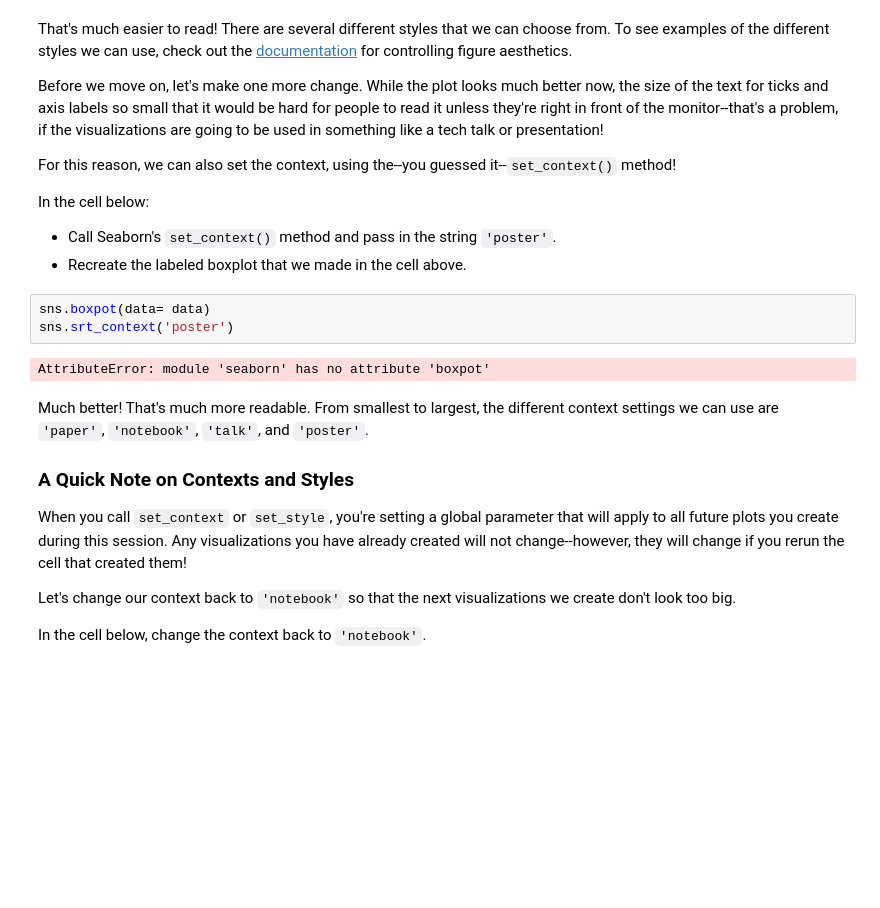
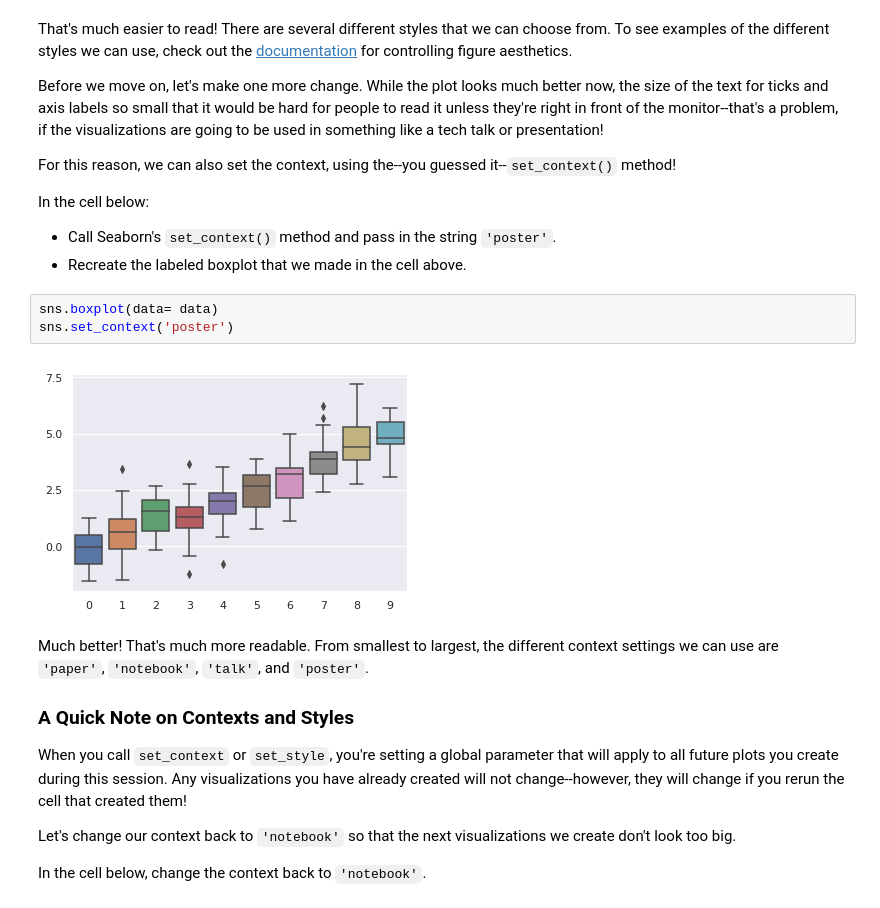
Before and after one commit to Cristinamulas/dsc-seaborn-lab-nyc-ds-060319, a Jupyter notebook: index.ipynb, the cells around one changed output. Cells and saved outputs as stored; diff of their text form; blank space fills up the shorter version.

```diff
--- a/index.ipynb
+++ b/index.ipynb
@@ -101,10 +101,10 @@ In the cell below:
 * Call Seaborn's `set_context()` method and pass in the string `'poster'`.
 * Recreate the labeled boxplot that we made in the cell above.
 # %%
-sns.boxpot(data= data)
-sns.srt_context('poster')
+sns.boxplot(data= data)
+sns.set_context('poster')
 # %% [output]
-AttributeError: module 'seaborn' has no attribute 'boxpot'
+[figure, added]
 # %% [markdown]
 Much better! That's much more readable. From smallest to largest, the different context settings we can use are `'paper'`, `'notebook'`, `'talk'`, and `'poster'`.
 
```
